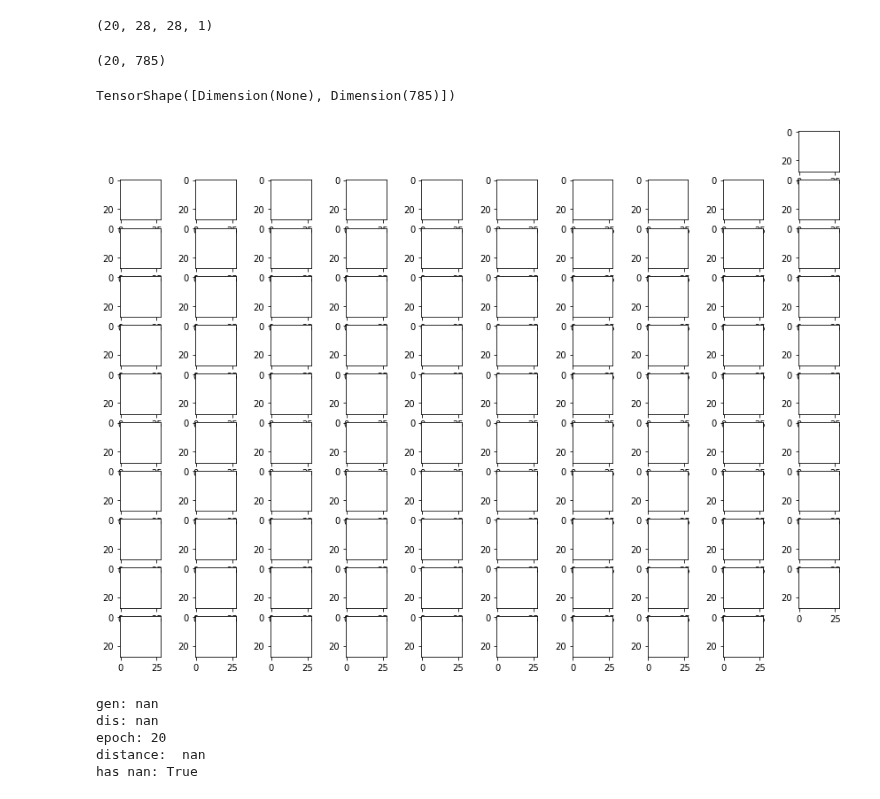
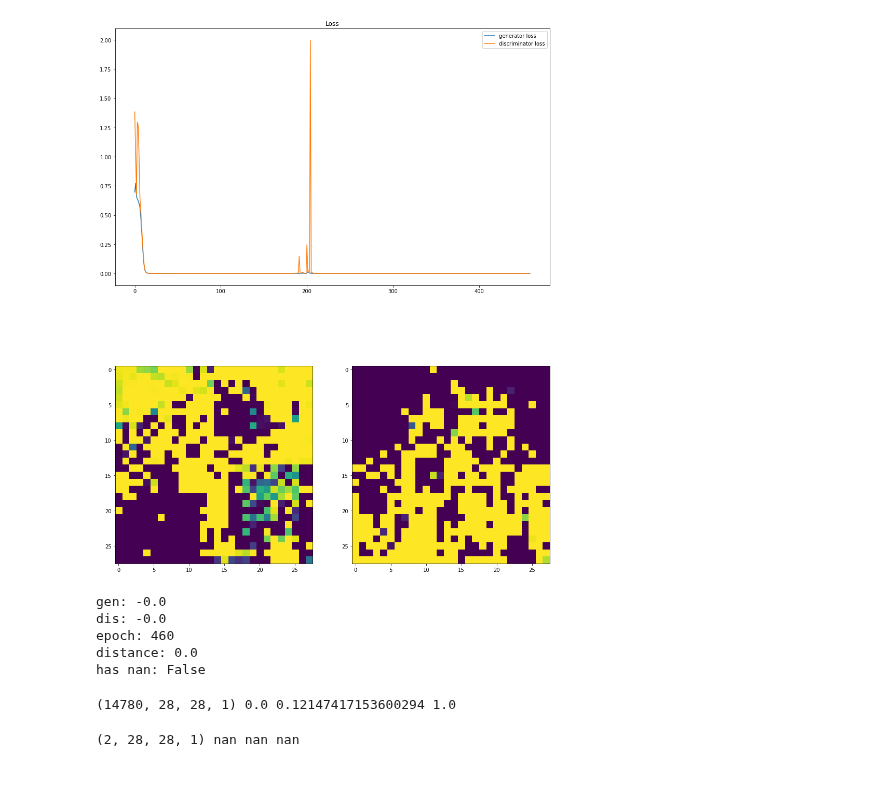
Before and after one commit to hov1417/NNHomework, a Jupyter notebook: session3/MNIST_GAN.ipynb, the cells around one changed output. Saved outputs shown, nothing was run; the diff lists cells and outputs as text; code cells hidden in the pictures.

```diff
--- a/session3/MNIST_GAN.ipynb
+++ b/session3/MNIST_GAN.ipynb
@@ -74,4 +129,6 @@ train_dis = tf.train.AdamOptimizer(1e-3).minimize(dloss, var_list=disc_vars)
 # %%
 def noiseGenerator(batch_size, mean_rng=[-100, 100]):
     while True:
-        yield np.random.uniform(*mean_rng, (batch_size, noiseDim))
+        mask = np.random.randint(0, 2, (batch_size, 1))
+        yield np.random.multivariate_normal(np.zeros(noiseDim), np.identity(noiseDim), batch_size) * mask + \
+        np.random.multivariate_normal(4 * np.ones(noiseDim), np.identity(noiseDim), batch_size) * (1 - mask)
@@ -98,9 +157,20 @@ def plot():
 
 #     plt.title("Generated numbers")
 #     plt.grid(None)
-    for i in range(len(generated)):
-        plt.subplot(10*2, 10, 100 + i)
-        plt.imshow(generated[i].reshape((28, 28)))
+#     for i in range(5):
+#         plt.figure(figsize=(5,5))
+# #         plt.subplot(10*2, 10, 100 + i)
+#         plt.imshow(generated[i].reshape((28, 28)))
+
+
+#     genT = pca.inverse_transform(generated[:2])
+
+    genT = (generated)
+
+    plt.subplot(223)
+    plt.imshow(genT[0].reshape((28, 28)))
+    plt.subplot(224)
+    plt.imshow(genT[1].reshape((28, 28)))
 
     plt.show()
 # %%
@@ -114,54 +184,46 @@ def info():
 maxIter = 100000
 eps = 0
 batch_size = 20
-k = 10
+k = 5
-# %%
-data[np.random.choice(len(data), batch_size)].shape
-# %% [output]
-(20, 28, 28, 1)
-# %%
-next(noise1).shape
-# %% [output]
-(20, 785)
-# %%
-z.shape
-# %% [output]
-TensorShape([Dimension(None), Dimension(785)])
+# %%
+# trainData = pca.transform(data)
+trainData = data.reshape(-1,28,28,1)
 # %%
 glosshist=[]
 dlosshist=[]
 
 noise1 = noiseGenerator(batch_size, [-10, 10])
-noise2 = noiseGenerator(100, [-12, 12])
+noise2 = noiseGenerator(2, [-12, 12])
 
 dist = 100
 while  dist > eps:
-    X = data[np.random.choice(len(data), batch_size)]
+    X = trainData[np.random.choice(len(trainData), batch_size)]
 
     for i in range(k):
         _, dis_train_err = sess.run([train_dis, dloss], feed_dict={inX: X, z: next(noise1)})
+#     print("dis trained")
     _, gen_train_err = sess.run([train_gen, gloss], feed_dict={inX: X, z: next(noise1)})
 
     glosshist.append(gen_train_err)
     dlosshist.append(dis_train_err)
 
     if len(glosshist)%20 == 0:
 #         out = sess.run(dis, feed_dict={inX: l2})
         generated = sess.run(gen, feed_dict={z: next(noise2)})
 
         dist = np.abs(glosshist[-1]-glosshist[-2]) + np.abs(dlosshist[-1]-dlosshist[-2])
 
         glh = np.array(glosshist[-500:])
         dlh = np.array(dlosshist[-500:])
         plot()
         info()
 
     if len(glosshist) >= maxIter:
         break
 # %% [output]
-[figure, old version]
+[figure, new version]
-gen: nan
-dis: nan
-epoch: 20
-distance:  nan
-has nan: True
+gen: -0.0
+dis: -0.0
+epoch: 460
+distance: 0.0
+has nan: False
@@ -169,0 +230,8 @@ allDone()
+# %%
+describe(trainData)
+# %% [output]
+(14780, 28, 28, 1) 0.0 0.12147417153600294 1.0
+# %%
+describe(generated)
+# %% [output]
+(2, 28, 28, 1) nan nan nan
```
Also changed, not shown: parts of 29 cells of this notebook.
